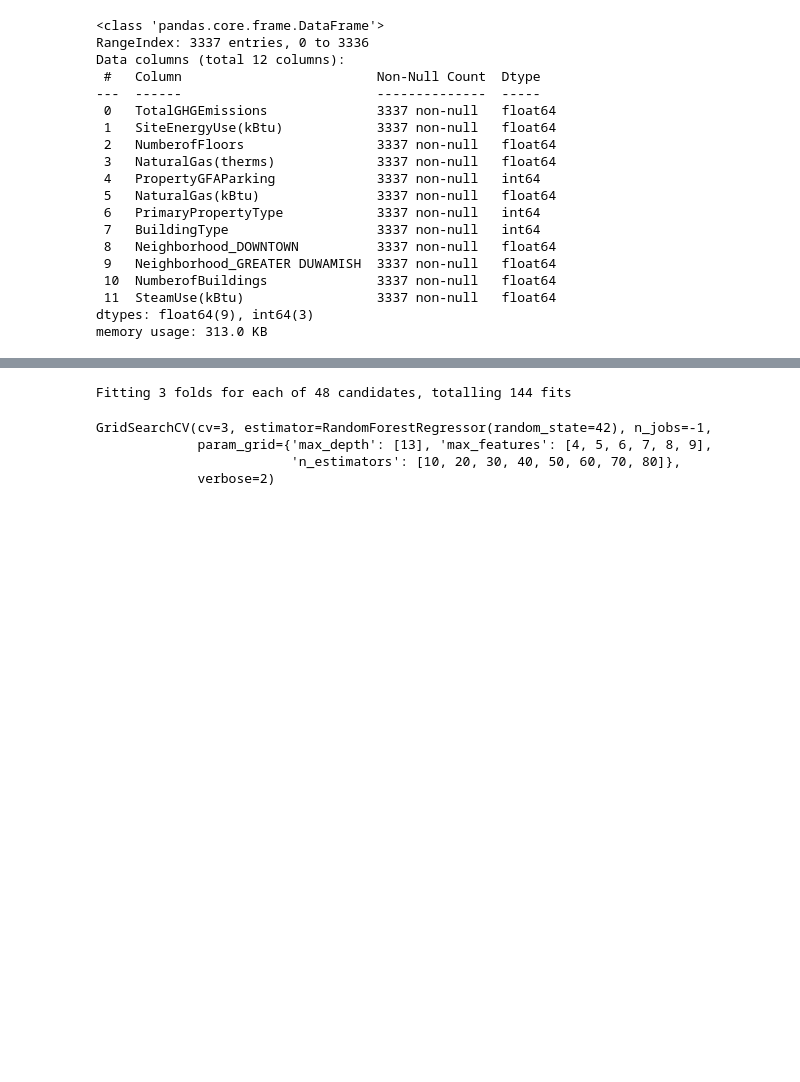
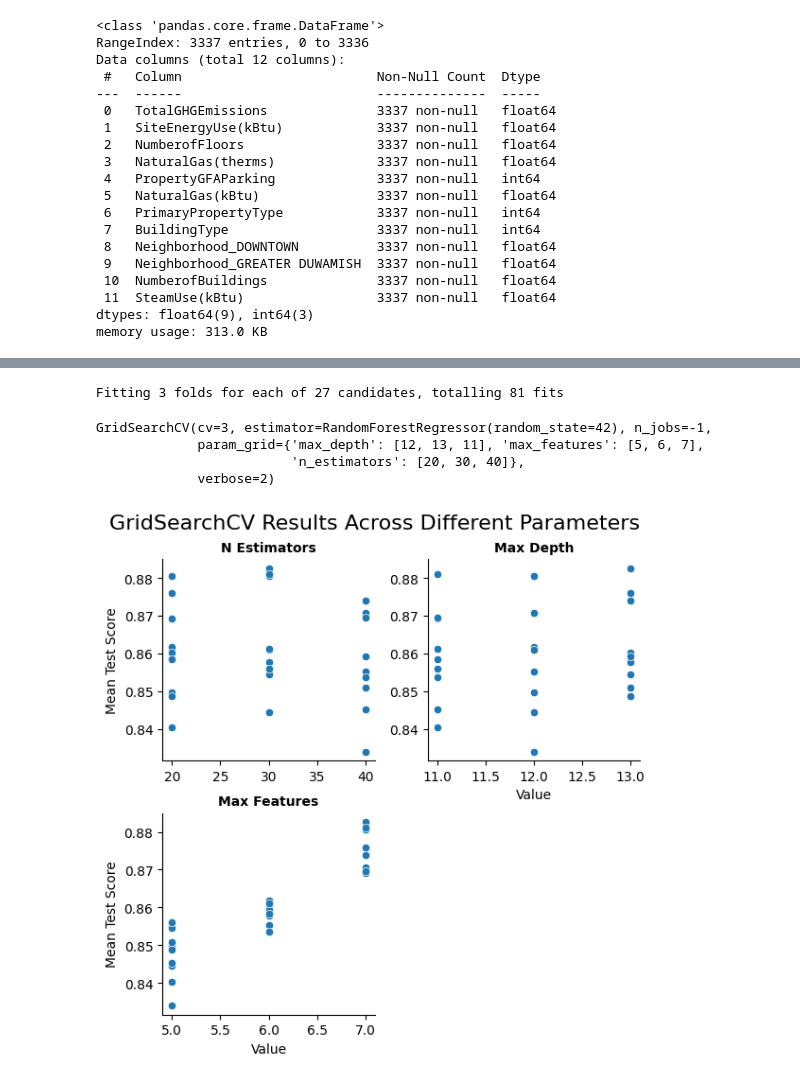
Before and after one commit to CharbonneauJean/OC-Projet3, a Jupyter notebook: predictions.ipynb, the cells around one changed output, grey strips where cells are left out. Drawn from its saved outputs; the diff is of its cells as text; code cells hidden in the pictures; blank space fills up the shorter version.

```diff
--- a/predictions.ipynb
+++ b/predictions.ipynb
@@ -451,10 +451,8 @@ df.describe()
 | max | 16870.980000 | 8.739237e+08 | 4.595121 | 2.979090e+06 | 512608.000000 | ... |
 # %%
 # Make a GridSearch to find the best parameters for the model
-from sklearn.model_selection import GridSearchCV
-from sklearn.ensemble import RandomForestRegressor
+
 from sklearn.model_selection import train_test_split
-from sklearn.metrics import mean_squared_error
 
 # Assuming 'df' is your DataFrame
 y = df['TotalGHGEmissions']
@@ -462,26 +460,54 @@ X = df.drop('TotalGHGEmissions', axis=1)
 
 # Splitting the dataset into training and testing sets
 X_train, X_test, y_train, y_test = train_test_split(X, y, test_size=0.2)
-
-# Creating the GridSearchCV object
-model = RandomForestRegressor(random_state=42)
-
-param_grid = {
-    'n_estimators': [10,20,30,40,50,60,70,80],
-    'max_depth': [13],
-    'max_features': [4, 5, 6, 7,8,9]
-}
-
-grid_search = GridSearchCV(estimator=model, param_grid=param_grid, cv=3, n_jobs=-1, verbose=2)
-
-# Training the model
-grid_search.fit(X_train, y_train)
-# %% [output]
-Fitting 3 folds for each of 48 candidates, totalling 144 fits
-GridSearchCV(cv=3, estimator=RandomForestRegressor(random_state=42), n_jobs=-1,
-             param_grid={'max_depth': [13], 'max_features': [4, 5, 6, 7, 8, 9],
-                         'n_estimators': [10, 20, 30, 40, 50, 60, 70, 80]},
-             verbose=2)
+# %%
+from sklearn.model_selection import GridSearchCV
+from sklearn.ensemble import RandomForestRegressor
+
+model_rfr = RandomForestRegressor(random_state=42)
+
+param_grid_rfr = {
+    'n_estimators': [20,30,40],
+    'max_depth': [12,13,11],
+    'max_features': [5, 6, 7]
+}
+
+grid_search_rfr = GridSearchCV(estimator=model_rfr, param_grid=param_grid_rfr, cv=3, n_jobs=-1, verbose=2)
+
+grid_search_rfr.fit(X_train, y_train)
+# %% [output]
+Fitting 3 folds for each of 27 candidates, totalling 81 fits
+GridSearchCV(cv=3, estimator=RandomForestRegressor(random_state=42), n_jobs=-1,
+             param_grid={'max_depth': [12, 13, 11], 'max_features': [5, 6, 7],
+                         'n_estimators': [20, 30, 40]},
+             verbose=2)
+# %%
+import seaborn as sns
+import matplotlib.pyplot as plt
+import pandas as pd
+
+# Convert the grid_search_gbr.cv_results_ to a DataFrame
+results = pd.DataFrame(grid_search_rfr.cv_results_)
+
+# Select and rename columns for easier reading
+results = results[['param_n_estimators', 'param_max_depth', 'param_max_features', 'mean_test_score']]
+results.columns = ['N Estimators', 'Max Depth', 'Max Features', 'Mean Test Score']
+
+# Melt the DataFrame for easier plotting
+results_melted = results.melt(id_vars='Mean Test Score', var_name='Parameter', value_name='Value')
+
+# Create the FacetGrid
+g = sns.FacetGrid(results_melted, col='Parameter', sharex=False, sharey=False, col_wrap=2)
+g = g.map(sns.scatterplot, 'Value', 'Mean Test Score')
+
+# Add titles and adjust layout
+g.set_titles(col_template="{col_name}", fontweight='bold', fontsize=14)
+plt.subplots_adjust(top=0.9)
+g.fig.suptitle('GridSearchCV Results Across Different Parameters', fontsize=16)
+
+plt.show()
+# %% [output]
+[figure, added]
 # %%
 import pandas as pd
 import plotly.graph_objects as go
```
Also changed, not shown: parts of 11 cells of this notebook, 1 other file.
